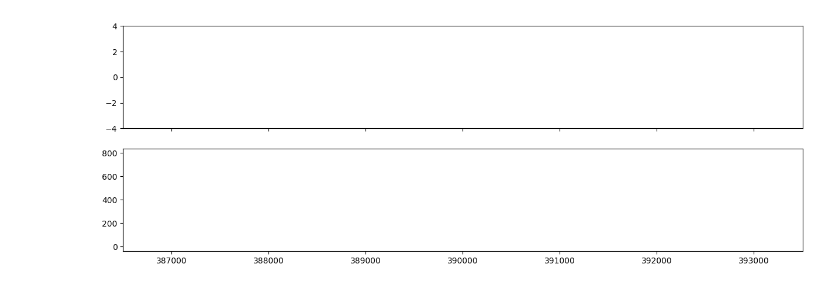
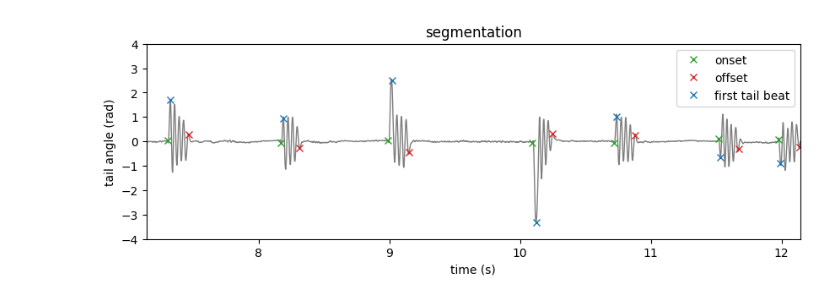
Before and after one commit to orger-lab/megabouts, a Jupyter notebook: docs/source/notebooks/tutorial_FullTracking_Pipeline.ipynb, the cells around one changed output. Cells and saved outputs as stored; diff of their text form; code cells hidden in the pictures.

```diff
--- a/docs/source/notebooks/tutorial_FullTracking_Pipeline.ipynb
+++ b/docs/source/notebooks/tutorial_FullTracking_Pipeline.ipynb
@@ -31,29 +31,22 @@ tracking_data = FullTrackingData.from_posture(head_x = head_x,
 pipeline = FullTrackingPipeline(tracking_cfg,exclude_CS=True)
 # %%
 ethogram,bouts,segments,tail,traj = pipeline.run(tracking_data)
-# %%
-fig,ax = plt.subplots(2,1,figsize=(15,5),sharex=True)
-
-x = tracking_data._tail_angle[:,7]
-ax[0].plot(x)
-ax[0].plot(segments.onset, x[segments.onset], "x",color='green')
-ax[0].plot(segments.offset, x[segments.offset], "x",color='red')
-ax[0].plot(segments.HB1, x[segments.HB1], "x",color='blue')
-ax[0].set_ylim(-4,4)
-
-x = tail.vigor
-ax[1].plot(x)
-ax[1].plot(segments.onset, x[segments.onset], "x",color='green')
-ax[1].plot(segments.offset, x[segments.offset], "x",color='red')
-
-t = np.arange(tracking_data.T)/tracking_cfg.fps
-IdSt = 386502#np.random.randint(tracking_data.T)
-Duration = 10*tracking_cfg.fps
-ax[1].set_xlim(IdSt,IdSt+Duration)
-
-plt.show()
-# %% [output]
-[figure, removed]
+# %%
+t = np.arange(tracking_data.T)/tracking_cfg.fps
+IdSt = 5000#np.random.randint(tracking_data.T)
+Duration = 5*tracking_cfg.fps
+
+fig,ax = plt.subplots(1,1,figsize=(10,3))
+x = tail.df.angle_smooth.iloc[:,7]
+ax.plot(t,x,color='tab:grey',lw=1)
+ax.plot(t[segments.onset], x[segments.onset], "x",color='tab:green',label='onset')
+ax.plot(t[segments.offset], x[segments.offset], "x",color='tab:red',label='offset')
+ax.plot(t[segments.HB1], x[segments.HB1], "x",color='tab:blue',label='first tail beat')
+ax.set(**{'title':'segmentation','xlim':(t[IdSt],t[IdSt+Duration]),'ylim':(-4,4),'ylabel':'tail angle (rad)','xlabel':'time (s)'})
+ax.legend()
+plt.show()
+# %% [output]
+[figure, added]
 # %%
 id_b = np.unique(bouts.df.label.category[bouts.df.label.proba>0.5]).astype('int')
 
```
Also changed, not shown: parts of 2 cells of this notebook, 2 other files.
